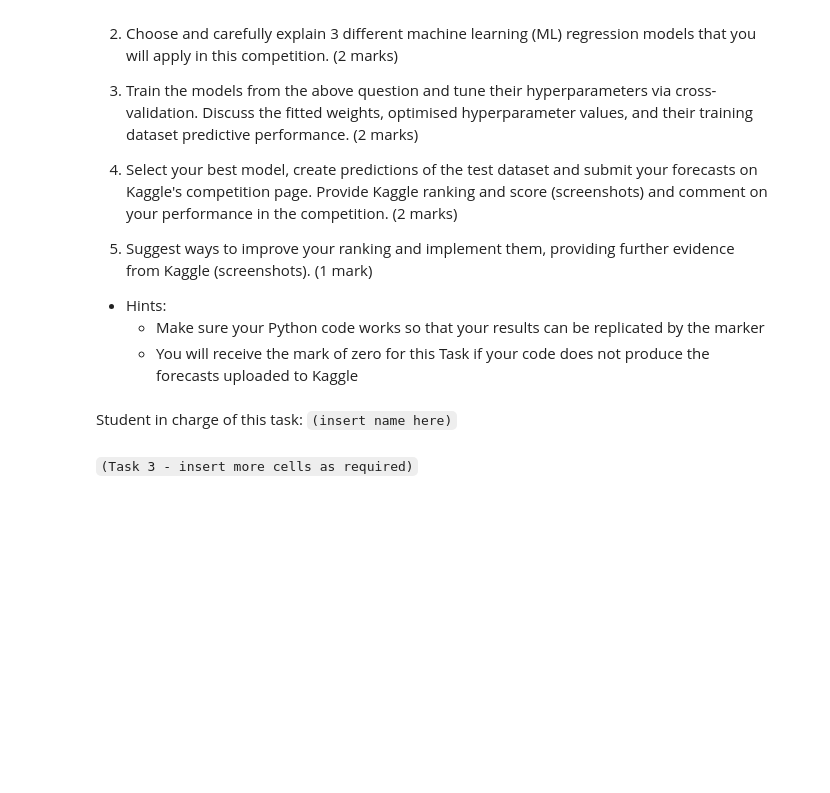
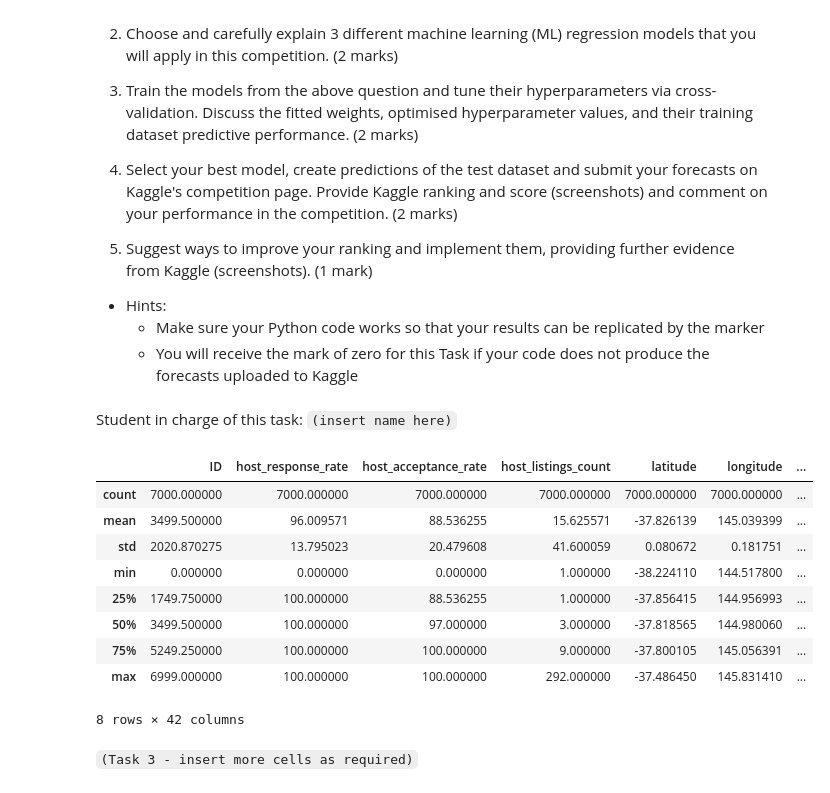
Before and after one commit to MustafaKhan7/BUSA3020_Project, a Jupyter notebook: Group-Project-S1-2025_Jett.ipynb, the cells around one changed output. Drawn from its saved outputs; the diff is of its cells as text; code cells hidden in the pictures; blank space fills up the shorter version.

```diff
--- a/Group-Project-S1-2025_Jett.ipynb
+++ b/Group-Project-S1-2025_Jett.ipynb
@@ -271,18 +288,26 @@ df_train['host_acceptance_rate'] = df_train['host_acceptance_rate'].str.replace(
 (2 marks)
 # %%
 ## Task 2, Question 2 Code Here
-#Features 'has_gym' and 'has_hot_tub' From Amenities Column
+#Feature 'has_gym'
 df_train['has_gym'] = df_train['amenities'].str.contains('gym', case=False).astype(int)
+df_test['has_gym'] = df_test['amenities'].str.contains('gym', case=False).astype(int)
+
+#Feature 'has_hot_tub'
 df_train['has_hot_tub'] = df_train['amenities'].str.contains('hot tub', case=False).astype(int)
-df_test['has_gym'] = df_test['amenities'].str.contains('gym', case=False).astype(int)
 df_test['has_hot_tub'] = df_test['amenities'].str.contains('hot tub', case=False).astype(int)
 
-#Feature 'Year listed' (assuming first review is indicator of listing date)
-from datetime import datetime
-df_train['first_review']= pd.to_datetime(df_train['first_review'])
-df_train['Year_listed'] = df_train['first_review'].dt.year
-df_test['first_review']= pd.to_datetime(df_test['first_review'])
-df_test['Year_listed'] = df_test['first_review'].dt.year
+
+# days since first review
+df_train['first_review'] = pd.to_datetime(df_train['first_review'], errors='coerce')
+df_train['days_since_first_review'] = (pd.Timestamp.today() - df_train['first_review']).dt.days
+
+df_test['first_review'] = pd.to_datetime(df_test['first_review'], errors='coerce')
+df_test['days_since_first_review'] = (pd.Timestamp.today() - df_test['first_review']).dt.days
+
+
+# count amount of amenities each listing
+df_train['amenities_count'] = df_train['amenities'].str.count(',') + 1
+df_test['amenities_count'] = df_test['amenities'].str.count(',') + 1
 
 #Checking If New Features Are Relevant to Model
 print(df_train['has_gym'].value_counts())
@@ -377,9 +383,16 @@ for col in cat_columns:
 # %%
 ## Task 2, Question 5 Code Here
 #Removing Unuseful Variables
-df_train=df_train.drop(['neighborhood_overview'], axis=1)
-df_train=df_train.drop(['description'], axis=1)
-df_train=df_train.drop(['neighbourhood'], axis=1)
+#df_train=df_train.drop(['neighborhood_overview'], axis=1)
+#df_train=df_train.drop(['description'], axis=1)
+#df_train=df_train.drop(['neighbourhood'], axis=1)
+#df_train=df_train.drop(['source'], axis=1)
+df_train=df_train.drop(['source', 'name', 'description', 'neighborhood_overview', 'host_name',
+       'host_since', 'host_location', 'host_about', 'host_response_time',
+       'host_is_superhost', 'host_neighbourhood', 'host_verifications',
+       'host_has_profile_pic', 'host_identity_verified', 'neighbourhood',
+       'neighbourhood_cleansed', 'property_type', 'room_type', 'amenities',
+       'has_availability', 'first_review', 'last_review', 'instant_bookable'], axis=1)
 # %% [markdown]
 `(Task 2, Question 5 Text Here - insert more cells as required)`
 # %% [markdown]
@@ -410,3 +423,19 @@ For this task, you should not create any new features and must rely on the varia
 Student in charge of this task: `(insert name here)`
 # %%
 #Task 3 code here
+import matplotlib.pyplot as plt
+import seaborn as sns
+
+from sklearn.linear_model import LinearRegression
+df_train.describe()
+# %% [output]
+|  | ID | host_response_rate | host_acceptance_rate | host_listings_count | latitude | longitude | ... |
+| count | 7000.000000 | 7000.000000 | 7000.000000 | 7000.000000 | 7000.000000 | 7000.000000 | ... |
+| mean | 3499.500000 | 96.009571 | 88.536255 | 15.625571 | -37.826139 | 145.039399 | ... |
+| std | 2020.870275 | 13.795023 | 20.479608 | 41.600059 | 0.080672 | 0.181751 | ... |
+| min | 0.000000 | 0.000000 | 0.000000 | 1.000000 | -38.224110 | 144.517800 | ... |
+| 25% | 1749.750000 | 100.000000 | 88.536255 | 1.000000 | -37.856415 | 144.956993 | ... |
+| 50% | 3499.500000 | 100.000000 | 97.000000 | 3.000000 | -37.818565 | 144.980060 | ... |
+| 75% | 5249.250000 | 100.000000 | 100.000000 | 9.000000 | -37.800105 | 145.056391 | ... |
+| max | 6999.000000 | 100.000000 | 100.000000 | 292.000000 | -37.486450 | 145.831410 | ... |
+8 rows × 42 columns
```
Also changed, not shown: parts of 9 cells of this notebook.
